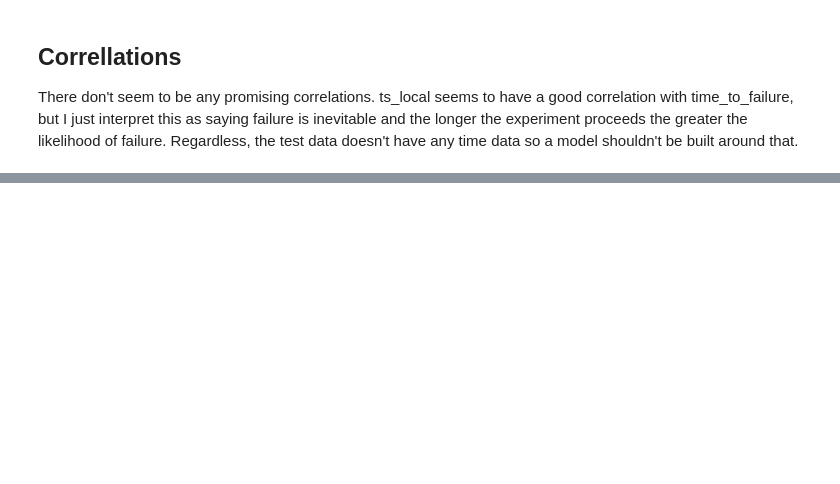
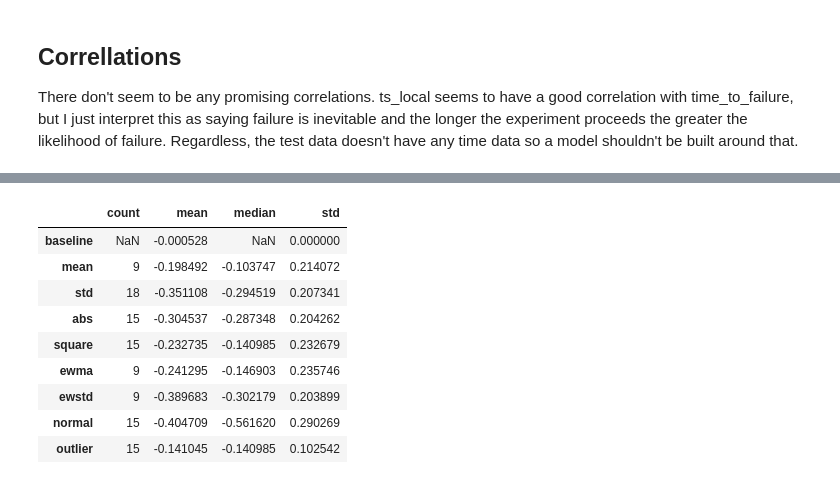
Before and after one commit to jeff-daniels/kaggle-scripts, a Jupyter notebook: LANL Earthquake Detection.ipynb, the cells around one changed output, grey strips where cells are left out. Drawn from its saved outputs; the diff is of its cells as text; code cells hidden in the pictures; blank space fills up the shorter version.

Commit message:
summarize correlations

```diff
--- a/LANL Earthquake Detection.ipynb
+++ b/LANL Earthquake Detection.ipynb
@@ -383,3 +448,7 @@ plot_failure(train, column = 'outlier', nrows=1, ylim = (-500, 500))
+# %%
+for col in ['acoustic_data', 'normal_acoustic_data', 'outlier_acoustic_data']:
+    train = add_abs_column(train, column = col)
+    train = add_square_column(train, column = col)
 # %% [markdown]
 ## Correllations
 There don't seem to be any promising correlations.  ts_local seems to have a good correlation with time_to_failure, but I just interpret this as saying failure is inevitable and the longer the experiment proceeds the greater the likelihood of failure.  Regardless, the test data doesn't have any time data so a model shouldn't be built around that.
@@ -487,8 +550,11 @@ def add_ewstd_column(df, column = 'acoustic_data', center_of_mass = [150000]):
 # window size simulates a test segment given how much of the training set was sampled
 window_size = int(len(test)/INVERSE_SAMPLE_FRACTION)
 # add all these columns
-train = add_rolling_mean_column(train, windows = [window_size])
-train = add_rolling_std_column(train, windows = [window_size])
-train = add_ewma_column(train, center_of_mass = [window_size])
-train = add_ewstd_column(train, center_of_mass = [window_size])
+for col in ['acoustic_data', 'abs_acoustic_data', 'square_acoustic_data',
+            'normal_acoustic_data', 'abs_normal_acoustic_data', 'square_normal_acoustic_data',
+            'outlier_acoustic_data', 'abs_outlier_acoustic_data', 'square_outlier_acoustic_data']:
+    train = add_rolling_mean_column(train, column = col, windows = [window_size])
+    train = add_rolling_std_column(train, column = col, windows = [window_size])
+    train = add_ewma_column(train, column = col, center_of_mass = [window_size])
+    train = add_ewstd_column(train, column = col, center_of_mass = [window_size])
 # %% [output]
@@ -518,0 +566,23 @@ get_root_mean_square(train)
+# %%
+corr_series = train.corrwith(train['time_to_failure']).sort_values()
+corr_df = corr_series.to_frame()
+corr_df = corr_df.rename(columns = {0:"correlation with time_to_failure"})
+# %%
+def get_keyword_corr_stats(corr_df, keywords):
+    df = corr_df.copy()
+    df['stridx'] = df.index
+    corr_stats = pd.DataFrame(columns = ['count', 'mean', 'median', 'std'])
+
+    baseline = corr_df.loc['acoustic_data'][0]
+    data = {'mean' : [baseline.mean()], 'std': [baseline.std()]}
+    stats = pd.DataFrame(data, index = ['baseline'])
+    corr_stats = corr_stats.append(stats)
+
+    for keyword in keywords:
+        keyword_corr = df[df['stridx'].str.contains(keyword)]
+        data = {'count': [keyword_corr.count()[0]], 'mean' : [keyword_corr.mean()[0]],
+                 'median': [keyword_corr.median()[0]], 'std': [keyword_corr.std()[0]]}
+        stats = pd.DataFrame(data, index = [keyword])
+        corr_stats = corr_stats.append(stats)
+
+    return corr_stats
@@ -518,0 +615,13 @@ get_root_mean_square(train)
+# %%
+get_keyword_corr_stats(corr_df, ['mean', 'std', 'abs', 'square', 'ewma', 'ewstd','normal', 'outlier'])
+# %% [output]
+|  | count | mean | median | std |
+| baseline | NaN | -0.000528 | NaN | 0.000000 |
+| mean | 9 | -0.198492 | -0.103747 | 0.214072 |
+| std | 18 | -0.351108 | -0.294519 | 0.207341 |
+| abs | 15 | -0.304537 | -0.287348 | 0.204262 |
+| square | 15 | -0.232735 | -0.140985 | 0.232679 |
+| ewma | 9 | -0.241295 | -0.146903 | 0.235746 |
+| ewstd | 9 | -0.389683 | -0.302179 | 0.203899 |
+| normal | 15 | -0.404709 | -0.561620 | 0.290269 |
+| outlier | 15 | -0.141045 | -0.140985 | 0.102542 |
```
Also changed, not shown: parts of 24 cells of this notebook.
